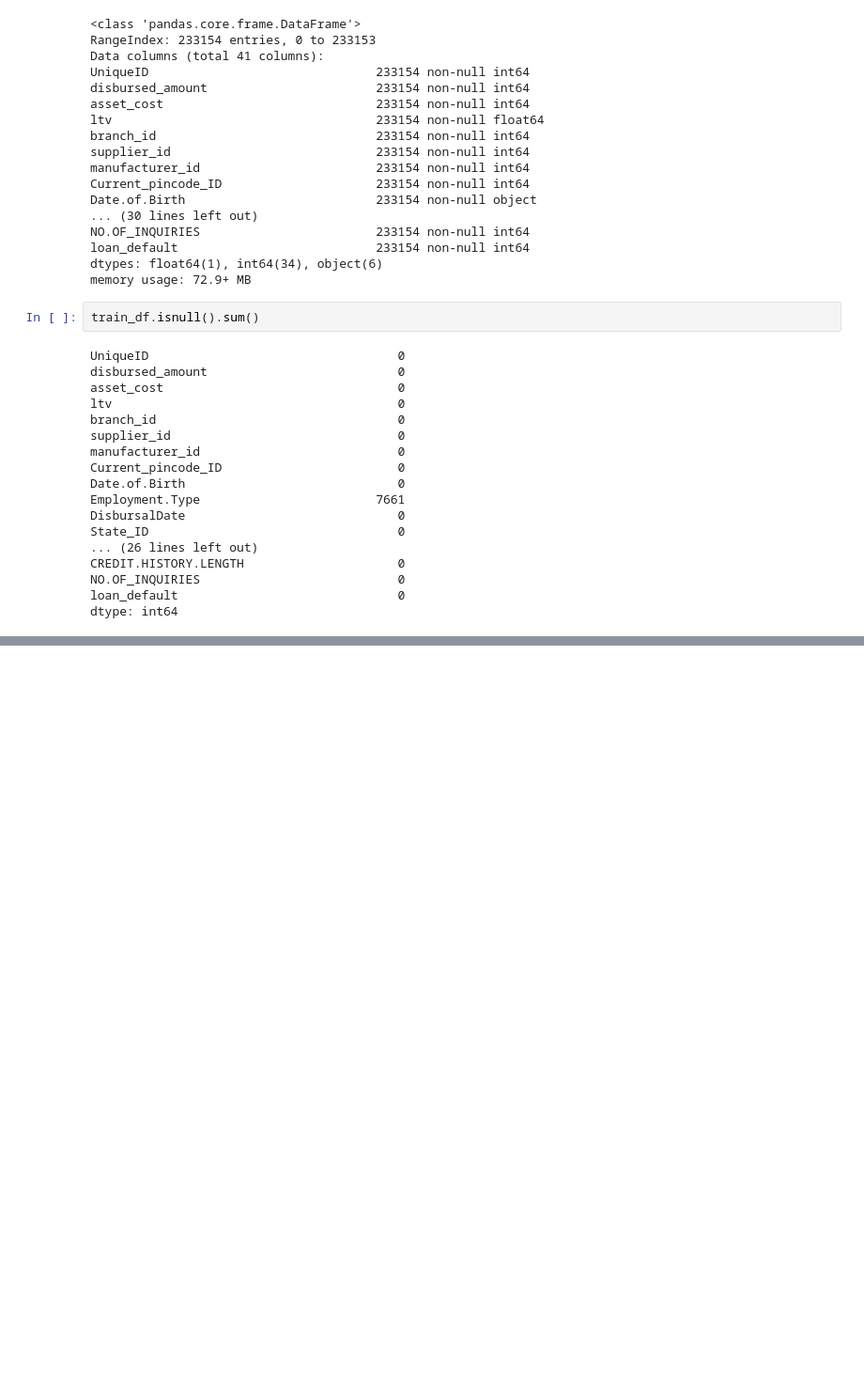
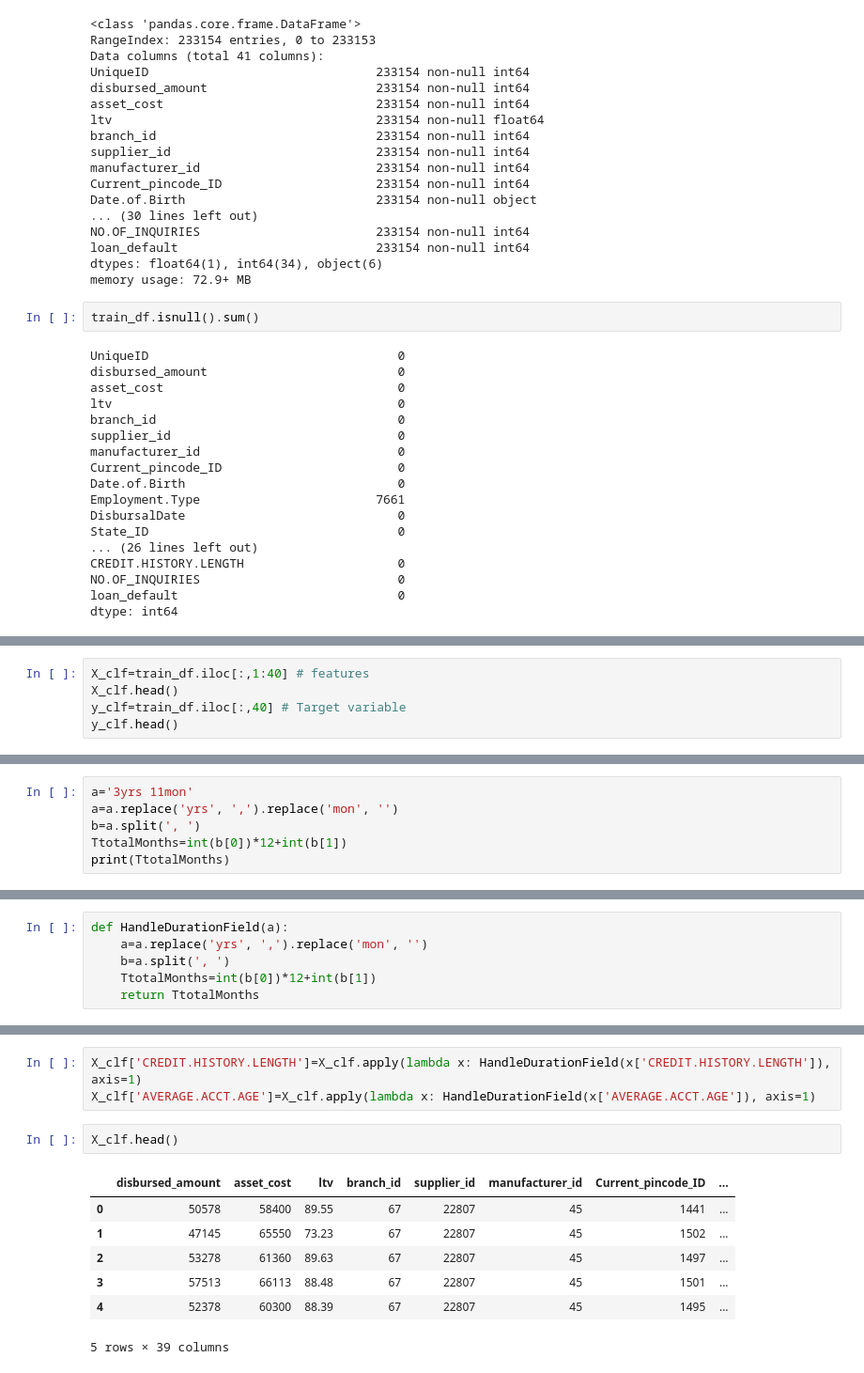
Before and after one commit to vinod812k2/LTFS-Data-Science-FinHack, a Jupyter notebook: LTFS-Data-Science.ipynb, the cells around one changed output, grey strips where cells are left out. Shown: that part at 94% size. Drawn from its saved outputs; the diff is of its cells as text; blank space fills up the shorter version.

```diff
--- a/LTFS-Data-Science.ipynb
+++ b/LTFS-Data-Science.ipynb
@@ -95,0 +107,5 @@ train_df.mean()
+# %%
+X_clf=train_df.iloc[:,1:40] # features
+X_clf.head()
+y_clf=train_df.iloc[:,40] # Target variable
+y_clf.head()
@@ -95,0 +119,6 @@ train_df.mean()
+# %%
+a='3yrs 11mon'
+a=a.replace('yrs', ',').replace('mon', '')
+b=a.split(', ')
+TtotalMonths=int(b[0])*12+int(b[1])
+print(TtotalMonths)
@@ -95,0 +144,6 @@ train_df.mean()
+# %%
+def HandleDurationField(a):
+    a=a.replace('yrs', ',').replace('mon', '')
+    b=a.split(', ')
+    TtotalMonths=int(b[0])*12+int(b[1])
+    return TtotalMonths
@@ -95,0 +170,13 @@ train_df.mean()
+# %%
+X_clf['CREDIT.HISTORY.LENGTH']=X_clf.apply(lambda x: HandleDurationField(x['CREDIT.HISTORY.LENGTH']), axis=1)
+X_clf['AVERAGE.ACCT.AGE']=X_clf.apply(lambda x: HandleDurationField(x['AVERAGE.ACCT.AGE']), axis=1)
+# %%
+X_clf.head()
+# %% [output]
+|  | disbursed_amount | asset_cost | ltv | branch_id | supplier_id | manufacturer_id | Current_pincode_ID | ... |
+| 0 | 50578 | 58400 | 89.55 | 67 | 22807 | 45 | 1441 | ... |
+| 1 | 47145 | 65550 | 73.23 | 67 | 22807 | 45 | 1502 | ... |
+| 2 | 53278 | 61360 | 89.63 | 67 | 22807 | 45 | 1497 | ... |
+| 3 | 57513 | 66113 | 88.48 | 67 | 22807 | 45 | 1501 | ... |
+| 4 | 52378 | 60300 | 88.39 | 67 | 22807 | 45 | 1495 | ... |
+5 rows × 39 columns
```
Also changed, not shown: parts of 14 cells of this notebook.
